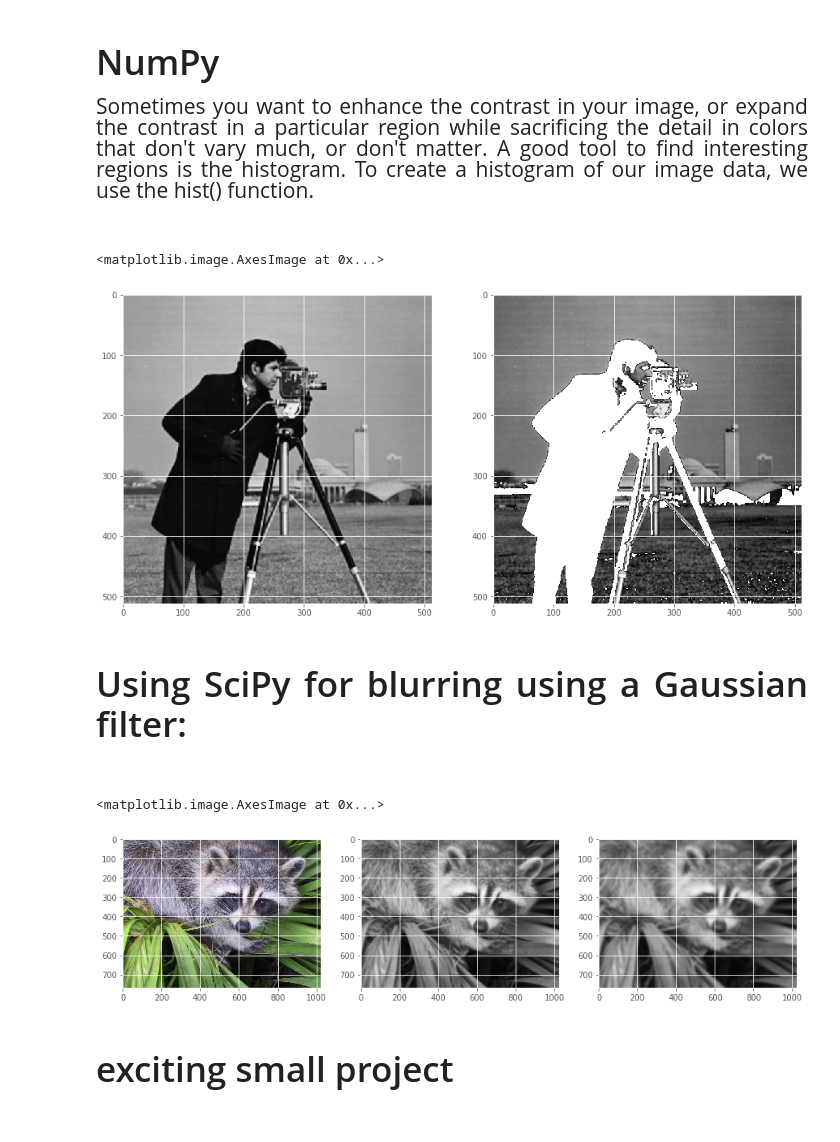
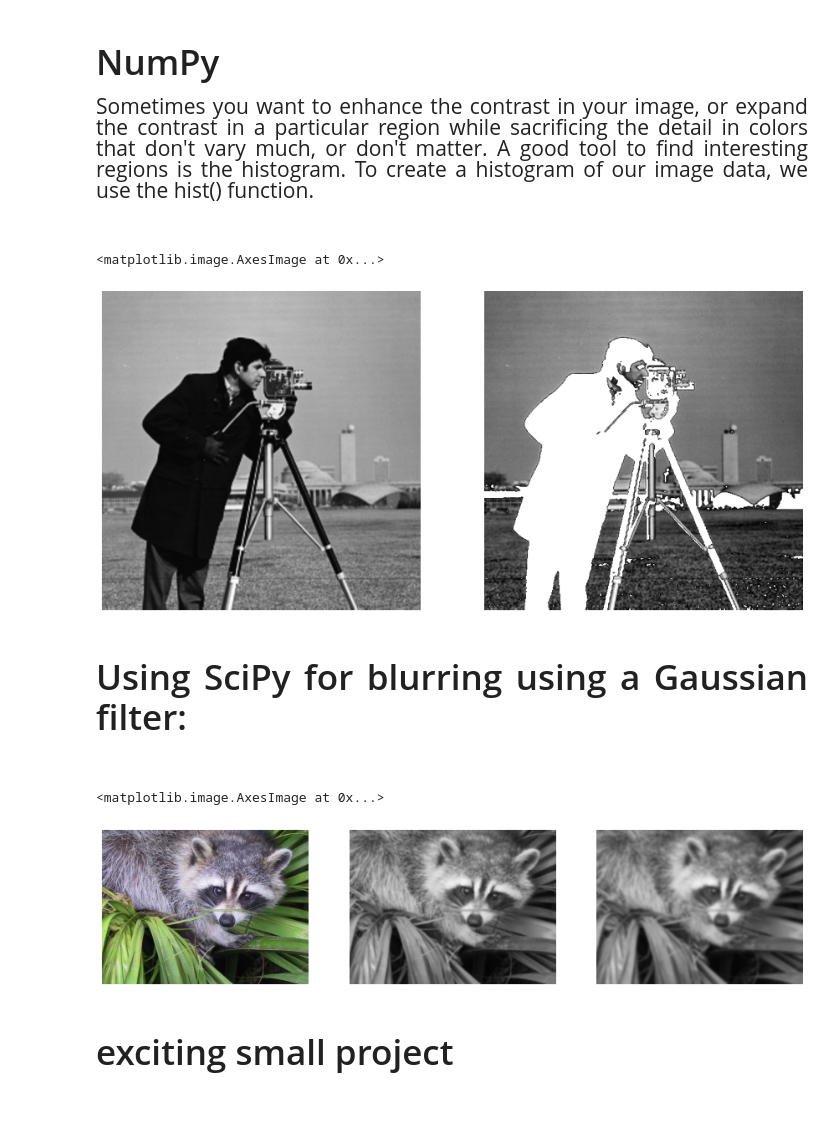
Before and after one commit to semnan-university-ai/Computer-vision, a Jupyter notebook: matplot-pressentation/matplotlib.ipynb, the cells around one changed output. Drawn from its saved outputs; the diff is of its cells as text; code cells hidden in the pictures.

```diff
--- a/matplot-pressentation/matplotlib.ipynb
+++ b/matplot-pressentation/matplotlib.ipynb
@@ -758,17 +803,19 @@ figure(num=None, figsize=(15, 10))
 image_camera = data.camera()
 
 plt.subplot(1, 2, 1)
+plt.axis('off')
 plt.imshow(image_camera, cmap='gray')
 
 
 mask_camera = image_camera < 87
+
 image_camera[mask_camera]=255
 plt.subplot(1, 2, 2)
-
+plt.axis('off')
 plt.imshow(image_camera, cmap='gray')
 # %% [output]
 <matplotlib.image.AxesImage at 0x...>
-[figure, old version]
+[figure, new version]
 # %% [markdown]
 <h1 style="font-size: 250%;text-align: justify;line-height: 140%;">
 Using SciPy for blurring using a Gaussian filter:
@@ -779,19 +826,23 @@ Using SciPy for blurring using a Gaussian filter:
 # %%
 from scipy import misc,ndimage
 figure(num=None, figsize=(15, 10))
+
 
 ime_face = misc.face()
 blurred_face = ndimage.gaussian_filter(ime_face, sigma=3)
 very_blurred = ndimage.gaussian_filter(ime_face, sigma=5)
 plt.subplot(1, 3, 1)
+plt.axis('off')
 plt.imshow(ime_face)
 plt.subplot(1, 3, 2)
+plt.axis('off')
 plt.imshow(blurred_face)
 plt.subplot(1, 3, 3)
+plt.axis('off')
 plt.imshow(very_blurred)
 # %% [output]
 <matplotlib.image.AxesImage at 0x...>
-[figure, old version]
+[figure, new version]
 # %% [markdown]
 <h1 style="font-size: 250%;text-align: justify;line-height: 140%;">
  exciting small project</h1>
```
Also changed, not shown: parts of 38 cells of this notebook, 7 other files.
